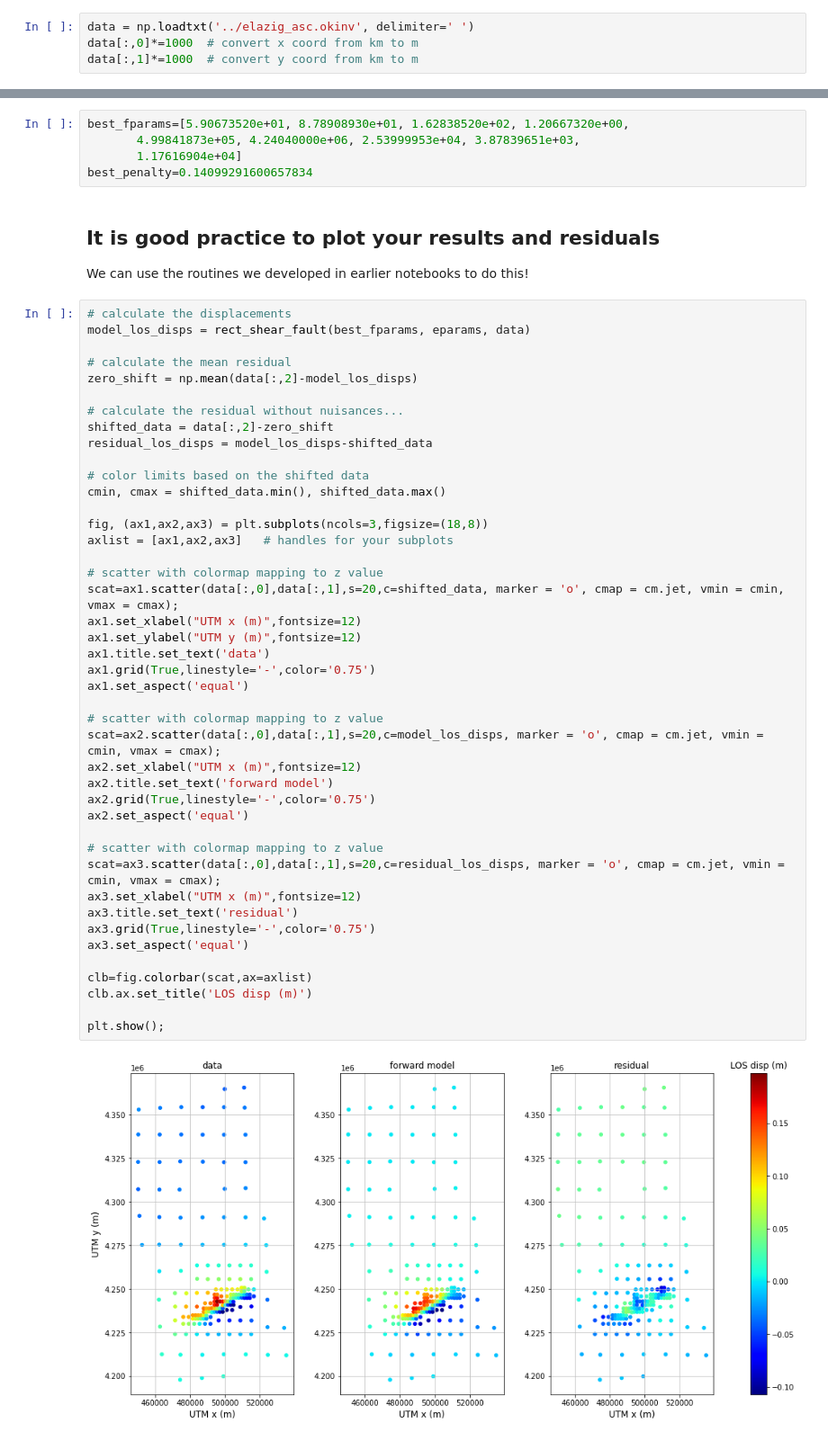
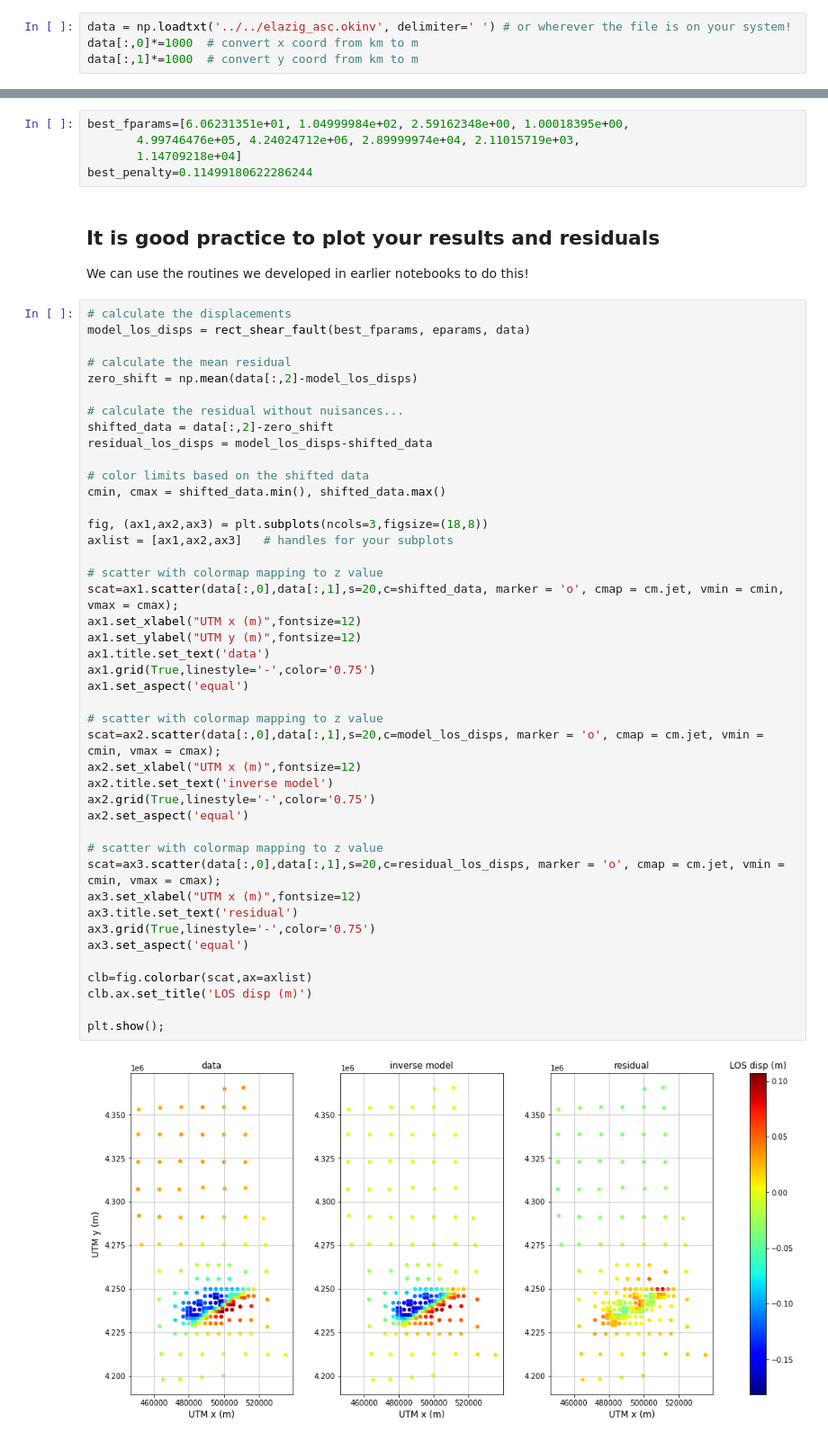
Before and after one commit to geniusinaction/okapy, a Jupyter notebook: okapy_optimization.ipynb, the cells around one changed output, grey strips where cells are left out. Shown: that part at 90% size. Saved outputs shown, nothing was run; the diff lists cells and outputs as text.

Commit message:
added more explanatory text

```diff
--- a/okapy_optimization.ipynb
+++ b/okapy_optimization.ipynb
@@ -18,7 +18,7 @@ import matplotlib.pyplot as plt
 
 Load in the downsampled interfrogram data:
 # %%
-data = np.loadtxt('../elazig_asc.okinv', delimiter=' ')
+data = np.loadtxt('../../elazig_asc.okinv', delimiter=' ') # or wherever the file is on your system!
 data[:,0]*=1000  # convert x coord from km to m
 data[:,1]*=1000  # convert y coord from km to m
 # %% [markdown]
@@ -150,10 +150,10 @@ By comparing your answer with your classmates' answers, which originated from di
 
 Paste the best answer you can find here:
 # %%
-best_fparams=[5.90673520e+01, 8.78908930e+01, 1.62838520e+02, 1.20667320e+00,
-       4.99841873e+05, 4.24040000e+06, 2.53999953e+04, 3.87839651e+03,
-       1.17616904e+04]
-best_penalty=0.14099291600657834
+best_fparams=[6.06231351e+01, 1.04999984e+02, 2.59162348e+00, 1.00018395e+00,
+       4.99746476e+05, 4.24024712e+06, 2.89999974e+04, 2.11015719e+03,
+       1.14709218e+04]
+best_penalty=0.11499180622286244
 # %% [markdown]
 ## It is good practice to plot your results and residuals
 
@@ -174,32 +174,32 @@ cmin, cmax = shifted_data.min(), shifted_data.max()
 
 fig, (ax1,ax2,ax3) = plt.subplots(ncols=3,figsize=(18,8))
 axlist = [ax1,ax2,ax3]   # handles for your subplots
 
 # scatter with colormap mapping to z value
 scat=ax1.scatter(data[:,0],data[:,1],s=20,c=shifted_data, marker = 'o', cmap = cm.jet, vmin = cmin, vmax = cmax);
 ax1.set_xlabel("UTM x (m)",fontsize=12)
 ax1.set_ylabel("UTM y (m)",fontsize=12)
 ax1.title.set_text('data')
 ax1.grid(True,linestyle='-',color='0.75')
 ax1.set_aspect('equal')
 
 # scatter with colormap mapping to z value
 scat=ax2.scatter(data[:,0],data[:,1],s=20,c=model_los_disps, marker = 'o', cmap = cm.jet, vmin = cmin, vmax = cmax);
 ax2.set_xlabel("UTM x (m)",fontsize=12)
-ax2.title.set_text('forward model')
+ax2.title.set_text('inverse model')
 ax2.grid(True,linestyle='-',color='0.75')
 ax2.set_aspect('equal')
 
 # scatter with colormap mapping to z value
 scat=ax3.scatter(data[:,0],data[:,1],s=20,c=residual_los_disps, marker = 'o', cmap = cm.jet, vmin = cmin, vmax = cmax);
 ax3.set_xlabel("UTM x (m)",fontsize=12)
 ax3.title.set_text('residual')
 ax3.grid(True,linestyle='-',color='0.75')
 ax3.set_aspect('equal')
 
 clb=fig.colorbar(scat,ax=axlist)
 clb.ax.set_title('LOS disp (m)')
 
 plt.show();
 # %% [output]
-[figure, old version]
+[figure, new version]
```
Also changed, not shown: parts of 7 cells of this notebook, 1 other file.
